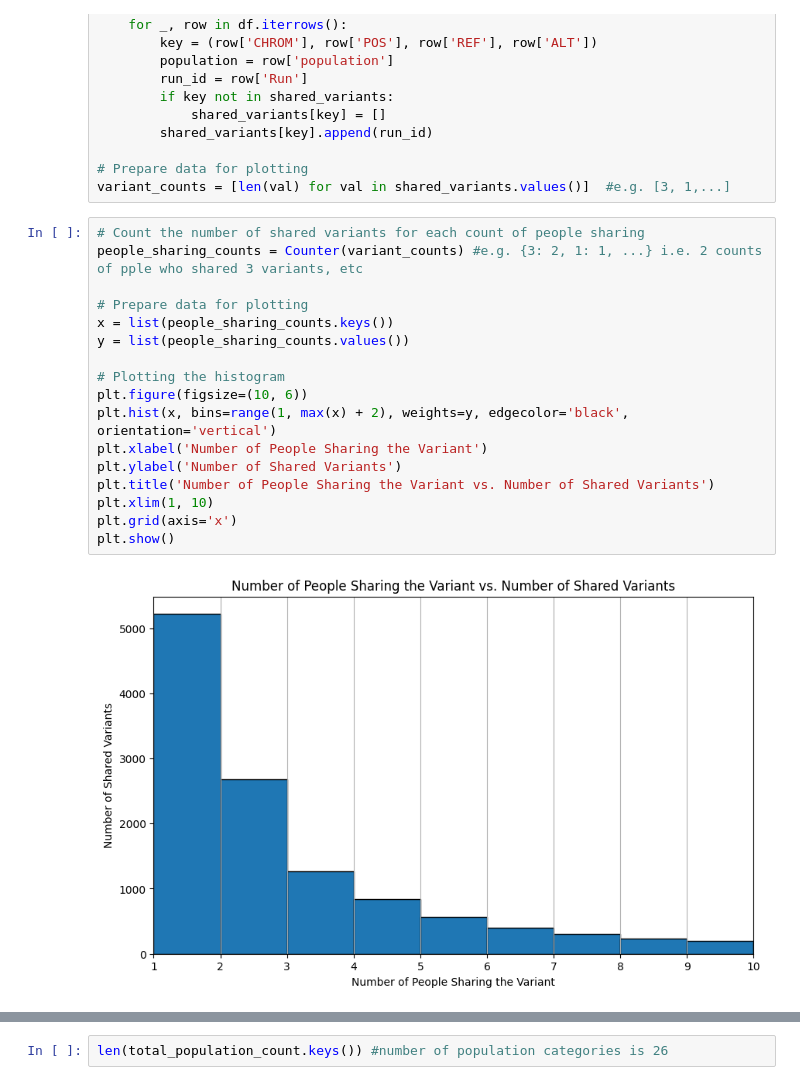
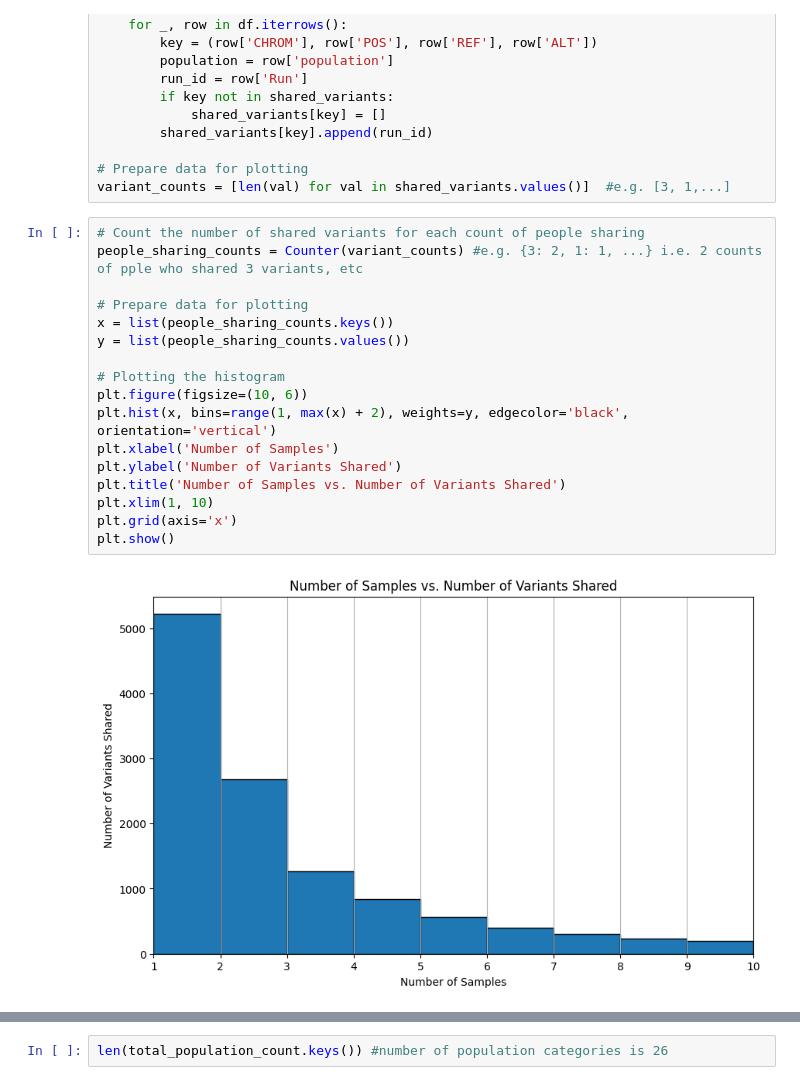
Before and after one commit to chowfi/Human-rDNA, a Jupyter notebook: notebooks/hypothesis_tests.ipynb, the cells around one changed output, grey strips where cells are left out. Cells and saved outputs as stored; diff of their text form.

```diff
--- a/notebooks/hypothesis_tests.ipynb
+++ b/notebooks/hypothesis_tests.ipynb
@@ -76,20 +77,20 @@ variant_counts = [len(val) for val in shared_variants.values()]  #e.g. [3, 1,...
 # %%
 # Count the number of shared variants for each count of people sharing
 people_sharing_counts = Counter(variant_counts) #e.g. {3: 2, 1: 1, ...} i.e. 2 counts of pple who shared 3 variants, etc
 
 # Prepare data for plotting
 x = list(people_sharing_counts.keys())
 y = list(people_sharing_counts.values())
 
 # Plotting the histogram
 plt.figure(figsize=(10, 6))
 plt.hist(x, bins=range(1, max(x) + 2), weights=y, edgecolor='black', orientation='vertical')
-plt.xlabel('Number of People Sharing the Variant')
-plt.ylabel('Number of Shared Variants')
-plt.title('Number of People Sharing the Variant vs. Number of Shared Variants')
+plt.xlabel('Number of Samples')
+plt.ylabel('Number of Variants Shared')
+plt.title('Number of Samples vs. Number of Variants Shared')
 plt.xlim(1, 10)
 plt.grid(axis='x')
 plt.show()
 # %% [output]
-[figure, old version]
+[figure, new version]
 # %%
```
Also changed, not shown: parts of 3 cells of this notebook.
